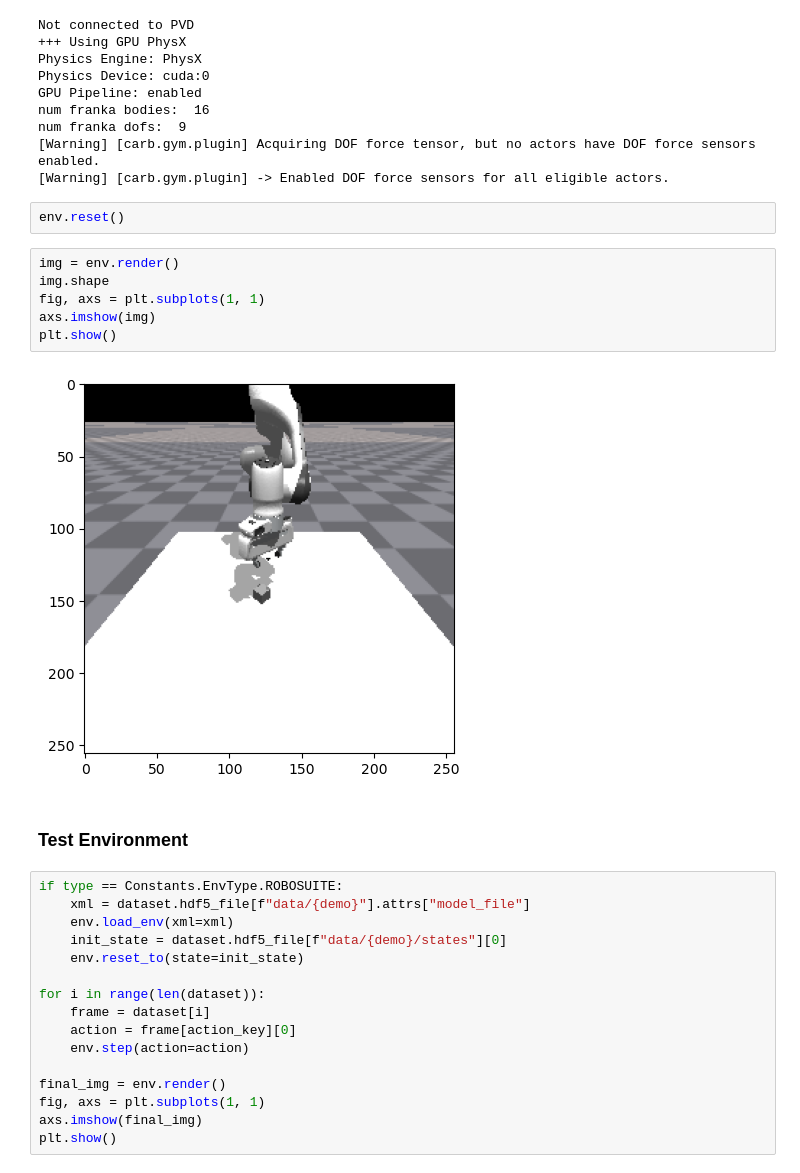
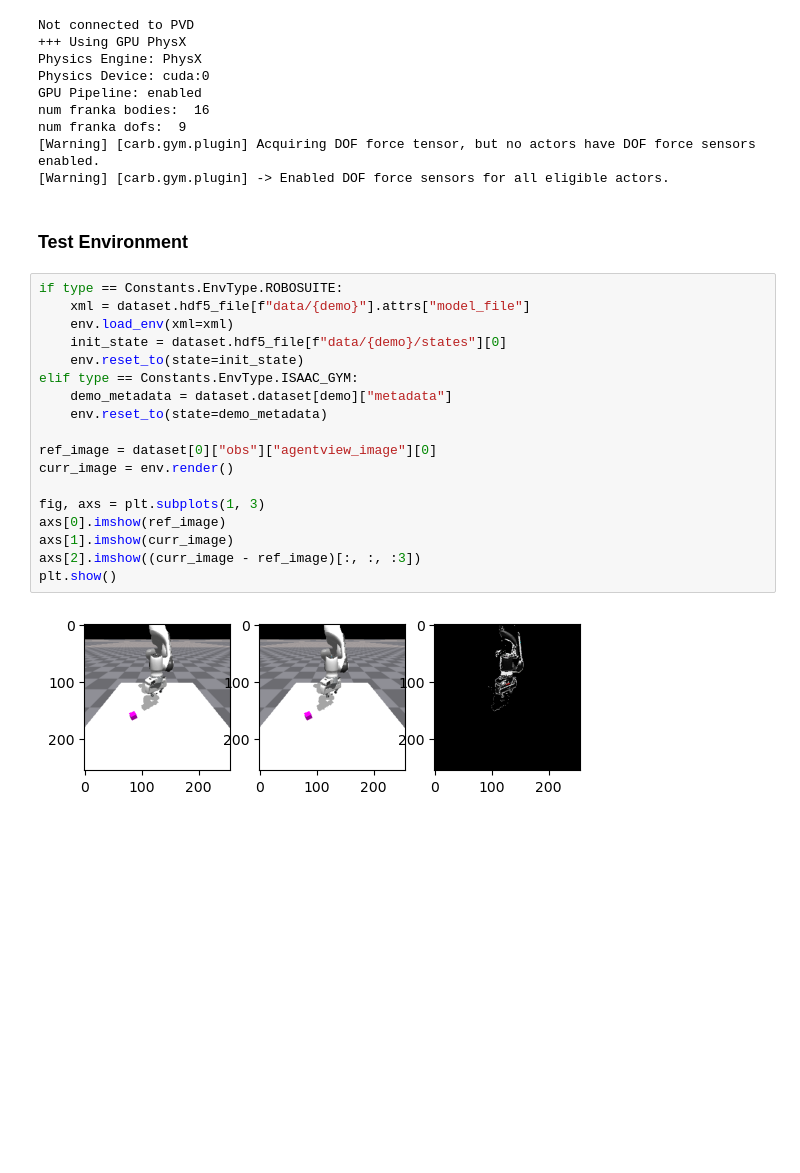
Before and after one commit to theonlynick0430/bc_algos, a Jupyter notebook: notebooks/env.ipynb, the cells around one changed output. Cells and saved outputs as stored; diff of their text form; blank space fills up the shorter version.

Commit message:
Setup reset to particular state.

```diff
--- a/notebooks/env.ipynb
+++ b/notebooks/env.ipynb
@@ -130,31 +131,25 @@ num franka bodies:  16
 num franka dofs:  9
 [Warning] [carb.gym.plugin] Acquiring DOF force tensor, but no actors have DOF force sensors enabled.
 [Warning] [carb.gym.plugin] -> Enabled DOF force sensors for all eligible actors.
-# %%
-env.reset()
-# %%
-img = env.render()
-img.shape
-fig, axs = plt.subplots(1, 1)
-axs.imshow(img)
-plt.show()
-# %% [output]
-[figure, removed]
 # %% [markdown]
 ### Test Environment
 # %%
 if type == Constants.EnvType.ROBOSUITE:
     xml = dataset.hdf5_file[f"data/{demo}"].attrs["model_file"]
     env.load_env(xml=xml)
     init_state = dataset.hdf5_file[f"data/{demo}/states"][0]
     env.reset_to(state=init_state)
+elif type == Constants.EnvType.ISAAC_GYM:
+    demo_metadata = dataset.dataset[demo]["metadata"]
+    env.reset_to(state=demo_metadata)
 
-for i in range(len(dataset)):
-    frame = dataset[i]
-    action = frame[action_key][0]
-    env.step(action=action)
+ref_image = dataset[0]["obs"]["agentview_image"][0]
+curr_image = env.render()
 
-final_img = env.render()
-fig, axs = plt.subplots(1, 1)
-axs.imshow(final_img)
+fig, axs = plt.subplots(1, 3)
+axs[0].imshow(ref_image)
+axs[1].imshow(curr_image)
+axs[2].imshow((curr_image - ref_image)[:, :, :3])
 plt.show()
+# %% [output]
+[figure, added]
```
Also changed, not shown: parts of 2 cells of this notebook, 2 other files.
